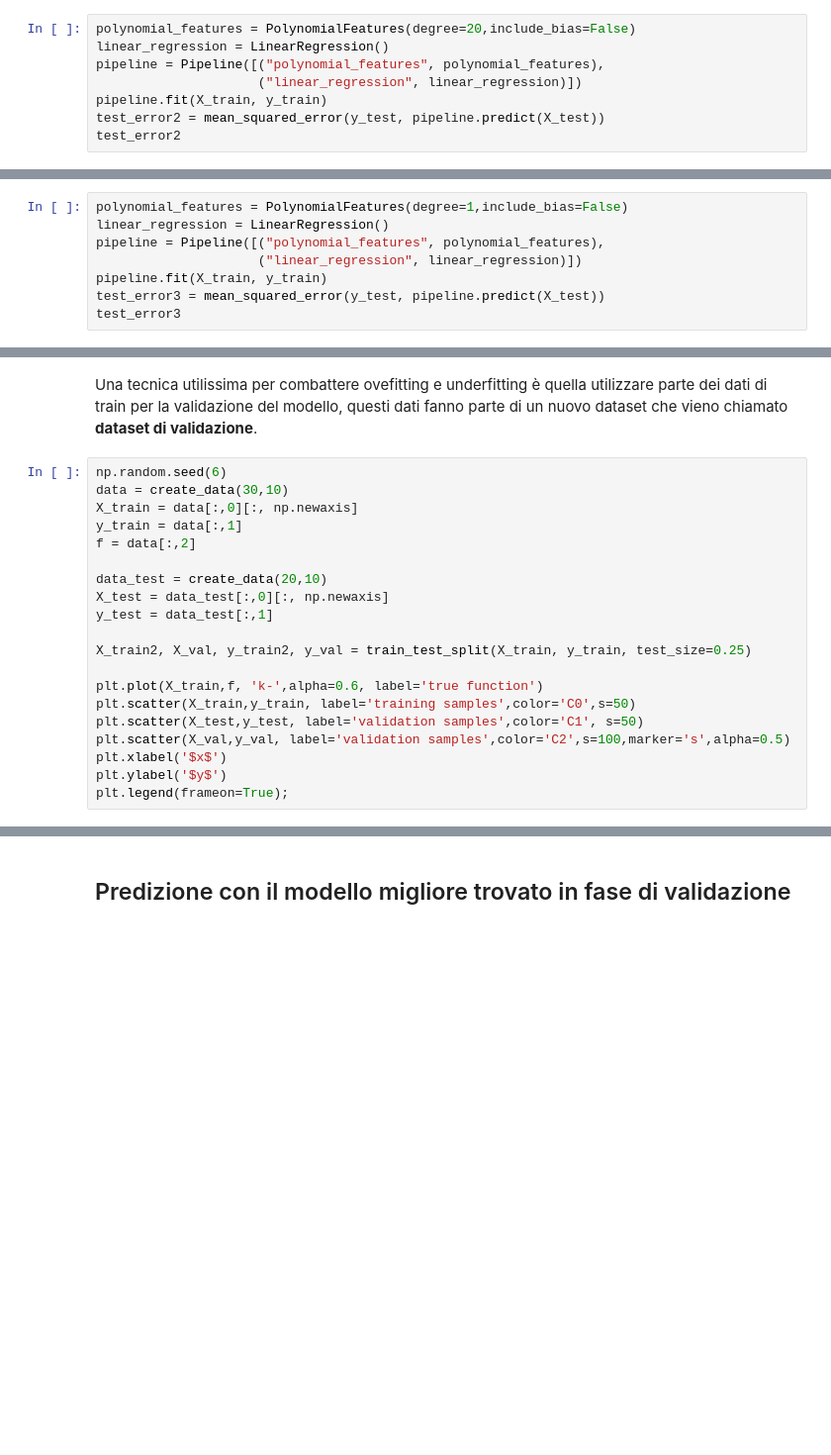
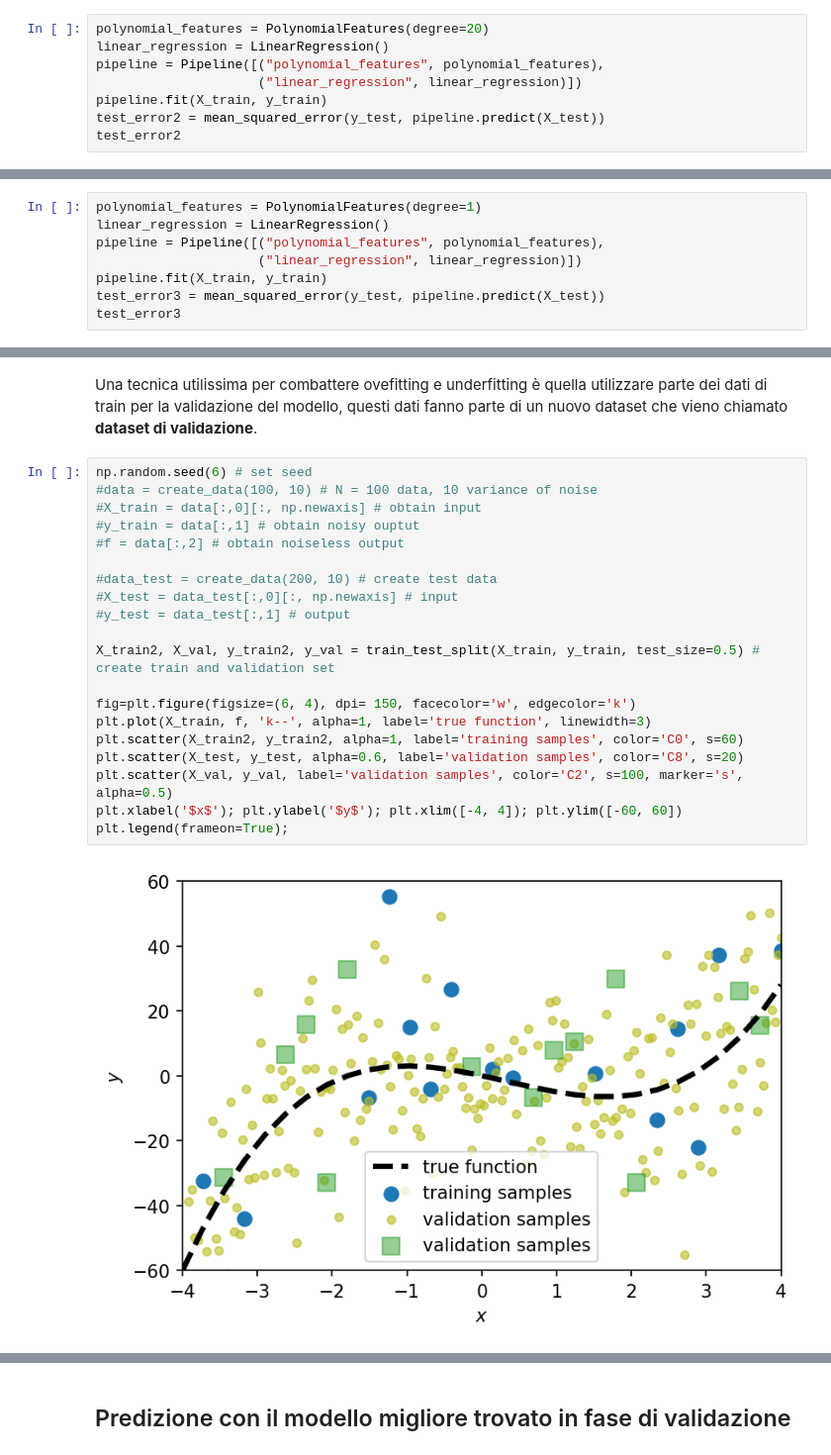
Before and after one commit to stegianna/IMAD_UniBg, a Jupyter notebook: Laboratorio_IMAD/Machine_learning/Validazione_Regolarizzazione.ipynb, the cells around one changed output, grey strips where cells are left out. Shown at 99% size. Drawn from its saved outputs; the diff is of its cells as text; blank space fills up the shorter version.

```diff
--- a/Laboratorio_IMAD/Machine_learning/Validazione_Regolarizzazione.ipynb
+++ b/Laboratorio_IMAD/Machine_learning/Validazione_Regolarizzazione.ipynb
@@ -158,7 +187,7 @@ Osservazioni dal grafico interattivo:
 # %% [markdown]
 ### High variance
 # %%
-polynomial_features = PolynomialFeatures(degree=20,include_bias=False)
+polynomial_features = PolynomialFeatures(degree=20)
 linear_regression = LinearRegression()
 pipeline = Pipeline([("polynomial_features", polynomial_features),
                      ("linear_regression", linear_regression)])
@@ -168,7 +199,7 @@ test_error2
 # %% [markdown]
 ### High bias
 # %%
-polynomial_features = PolynomialFeatures(degree=1,include_bias=False)
+polynomial_features = PolynomialFeatures(degree=1)
 linear_regression = LinearRegression()
 pipeline = Pipeline([("polynomial_features", polynomial_features),
                      ("linear_regression", linear_regression)])
@@ -219,23 +258,25 @@ w
 # %% [markdown]
 Una tecnica utilissima per combattere ovefitting e underfitting è quella utilizzare parte dei dati di train per la validazione del modello, questi dati fanno parte di un nuovo dataset che vieno chiamato **dataset di validazione**.
 # %%
-np.random.seed(6)
-data = create_data(30,10)
-X_train = data[:,0][:, np.newaxis]
-y_train = data[:,1]
-f = data[:,2]
+np.random.seed(6) # set seed
+#data = create_data(100, 10) # N = 100 data, 10 variance of noise
+#X_train = data[:,0][:, np.newaxis] # obtain input
+#y_train = data[:,1] # obtain noisy ouptut
+#f = data[:,2] # obtain noiseless output
 
-data_test = create_data(20,10)
-X_test = data_test[:,0][:, np.newaxis]
-y_test = data_test[:,1]
+#data_test = create_data(200, 10) # create test data
+#X_test = data_test[:,0][:, np.newaxis] # input
+#y_test = data_test[:,1] # output
 
-X_train2, X_val, y_train2, y_val = train_test_split(X_train, y_train, test_size=0.25)
+X_train2, X_val, y_train2, y_val = train_test_split(X_train, y_train, test_size=0.5) # create train and validation set
 
-plt.plot(X_train,f, 'k-',alpha=0.6, label='true function')
-plt.scatter(X_train,y_train, label='training samples',color='C0',s=50)
-plt.scatter(X_test,y_test, label='validation samples',color='C1', s=50)
-plt.scatter(X_val,y_val, label='validation samples',color='C2',s=100,marker='s',alpha=0.5)
-plt.xlabel('$x$')
-plt.ylabel('$y$')
+fig=plt.figure(figsize=(6, 4), dpi= 150, facecolor='w', edgecolor='k')
+plt.plot(X_train, f, 'k--', alpha=1, label='true function', linewidth=3)
+plt.scatter(X_train2, y_train2, alpha=1, label='training samples', color='C0', s=60)
+plt.scatter(X_test, y_test, alpha=0.6, label='validation samples', color='C8', s=20)
+plt.scatter(X_val, y_val, label='validation samples', color='C2', s=100, marker='s', alpha=0.5)
+plt.xlabel('$x$'); plt.ylabel('$y$'); plt.xlim([-4, 4]); plt.ylim([-60, 60])
 plt.legend(frameon=True);
+# %% [output]
+[figure, added]
 # %%
```
Also changed, not shown: parts of 47 cells of this notebook, 1 other file.
